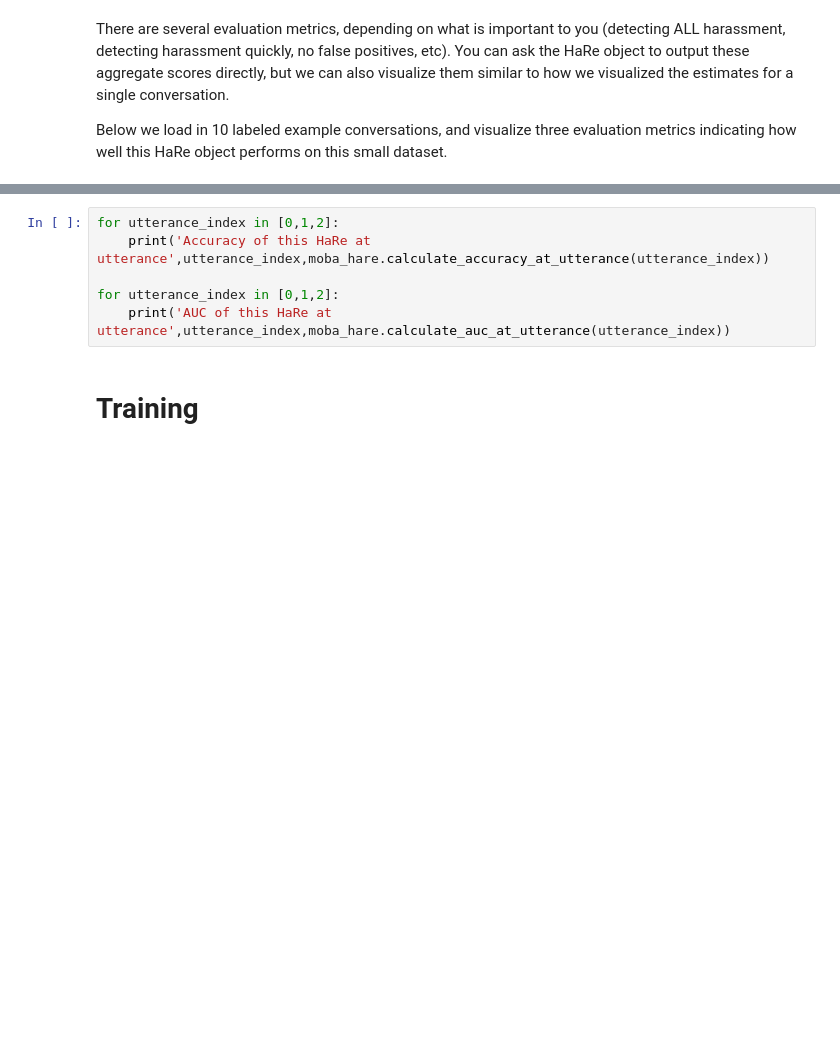
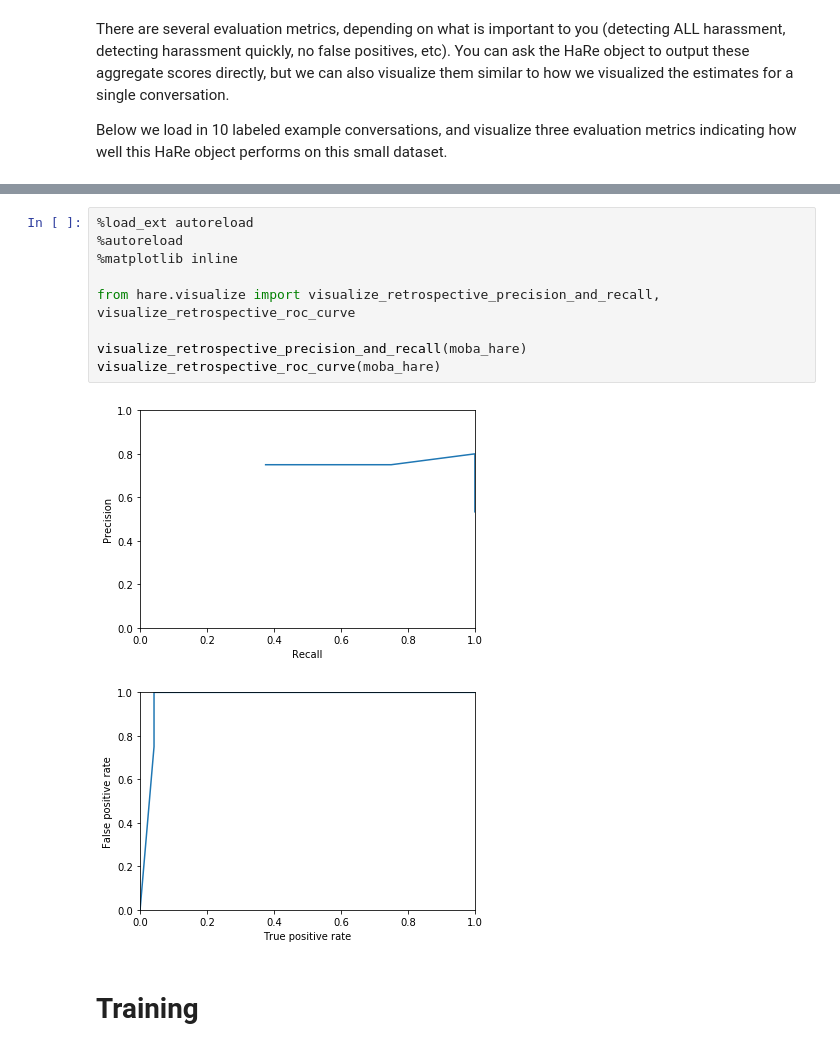
Before and after one commit to Woseseltops/HaRe, a Jupyter notebook: HaRe.ipynb, the cells around one changed output, grey strips where cells are left out. Drawn from its saved outputs; the diff is of its cells as text; blank space fills up the shorter version.

```diff
--- a/HaRe.ipynb
+++ b/HaRe.ipynb
@@ -111,9 +121,15 @@ As expect, we see that the estimates are poor in the beginning of conversations,
-# %%
-for utterance_index in [0,1,2]:
-    print('Accuracy of this HaRe at utterance',utterance_index,moba_hare.calculate_accuracy_at_utterance(utterance_index))
-
-for utterance_index in [0,1,2]:
-    print('AUC of this HaRe at utterance',utterance_index,moba_hare.calculate_auc_at_utterance(utterance_index))
+# %%
+%load_ext autoreload
+%autoreload
+%matplotlib inline
+
+from hare.visualize import visualize_retrospective_precision_and_recall, visualize_retrospective_roc_curve
+
+visualize_retrospective_precision_and_recall(moba_hare)
+visualize_retrospective_roc_curve(moba_hare)
+# %% [output]
+[figure, added]
+[figure, added]
 # %% [markdown]
 Training
 =======
```
Also changed, not shown: parts of 9 cells of this notebook, 4 other files.
